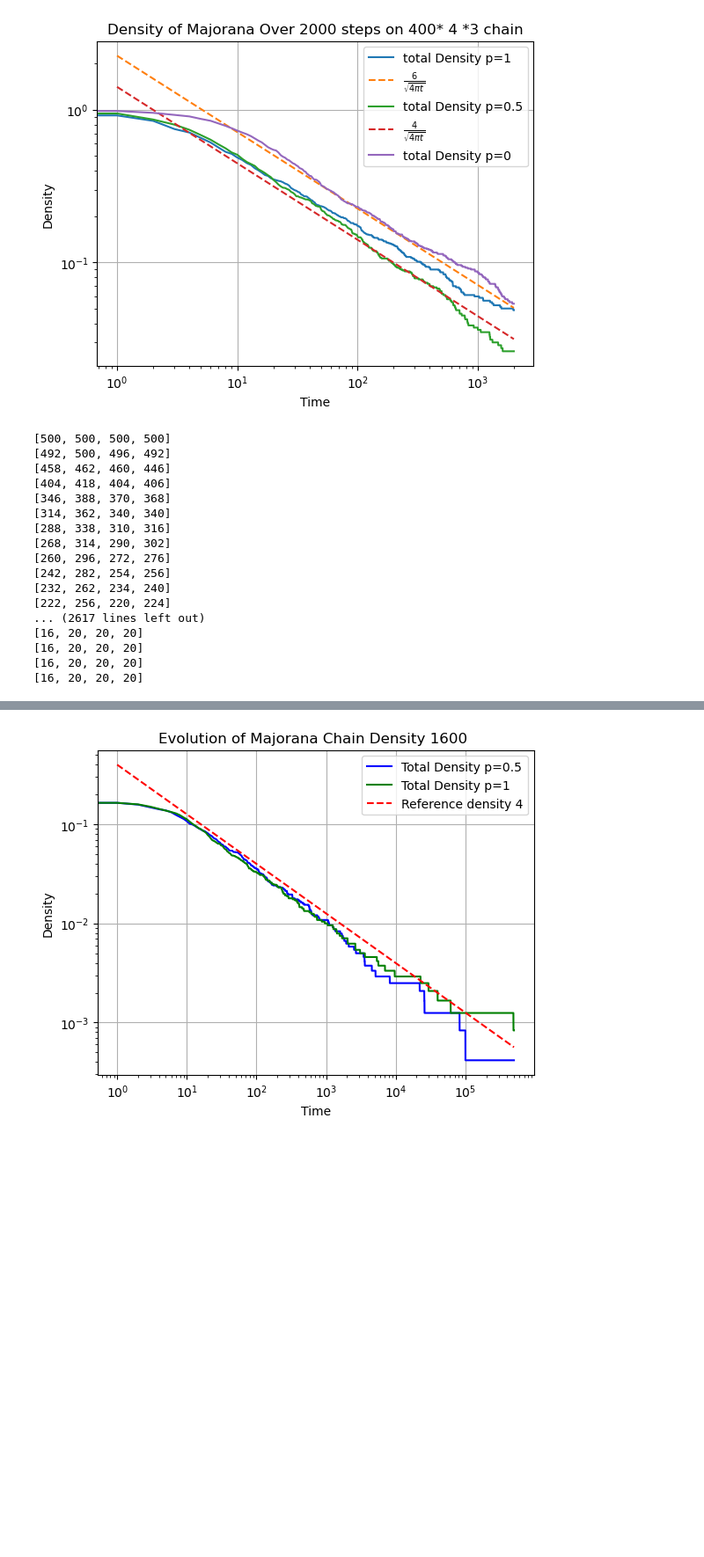
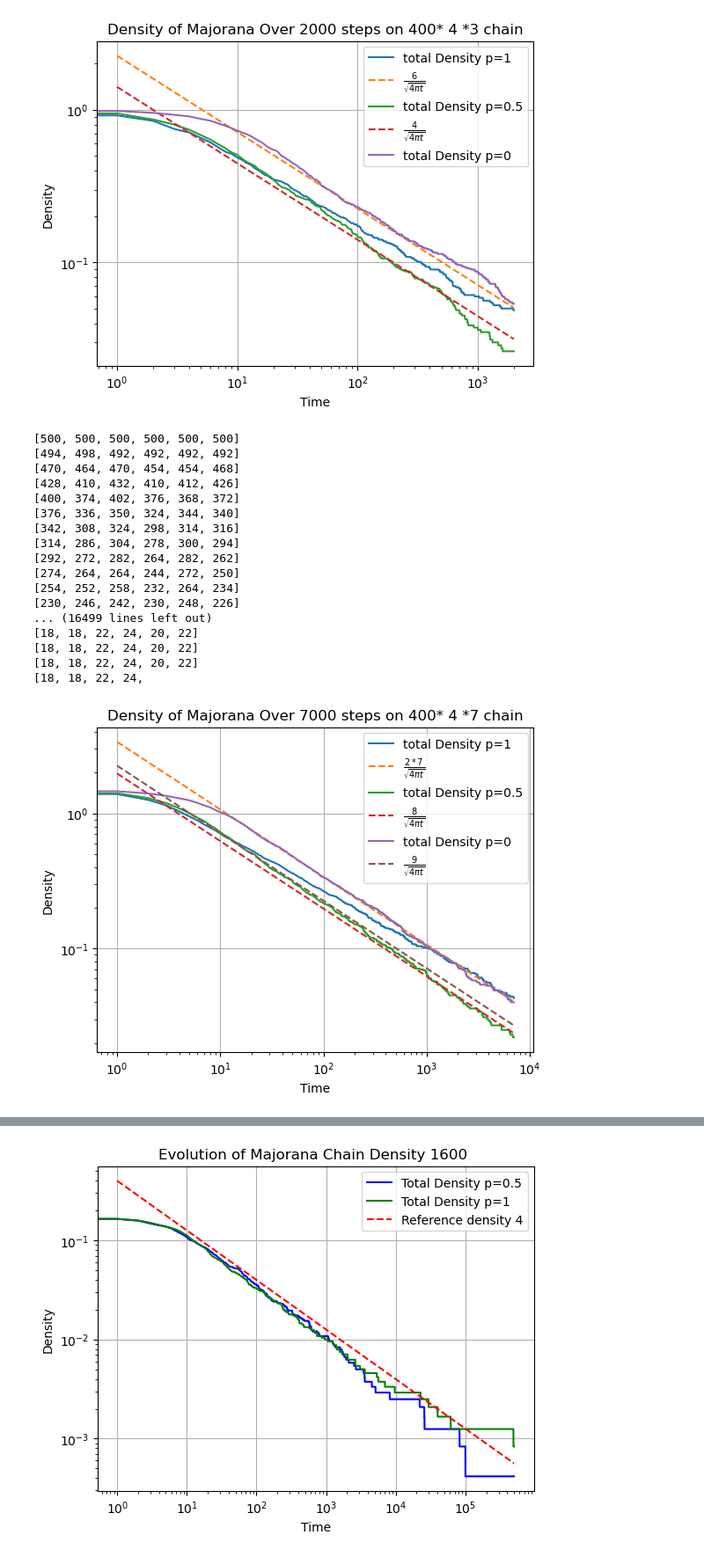
Before and after one commit to toM0dots/Majorana-Braiding, a Jupyter notebook: N_layer.ipynb, the cells around one changed output, grey strips where cells are left out. Shown at 88% size. Saved outputs shown, nothing was run; the diff lists cells and outputs as text; code cells hidden in the pictures; blank space fills up the shorter version.

```diff
--- a/N_layer.ipynb
+++ b/N_layer.ipynb
@@ -1225,47 +1225,48 @@ plt.show()
 [26, 16, 20, 24]
 [figure]
 # %%
-chain2_NL = chain_builder_NL(500, 4 , 4)
+chain2_NL = chain_builder_NL(500, 4 , 6)
 times4, density4 = evolution_annihilate_NL(chain2_NL, 7000, 1)
 times5, density5 = evolution_annihilate_NL(chain2_NL, 7000, 0.5)
 times6, density6 = evolution_annihilate_NL(chain2_NL, 7000, 0)
-density_ref_3 = 2*4/(math.sqrt(4 * math.pi) * np.sqrt(times4[1:]))
-density_ref_4 = 5/(math.sqrt(4 * math.pi) * np.sqrt(times5[1:]))
-density_ref_5 = 6/(math.sqrt(4 * math.pi) * np.sqrt(times5[1:]))
+density_ref_3 = 2*6/(math.sqrt(4 * math.pi) * np.sqrt(times4[1:]))
+density_ref_4 = 7/(math.sqrt(4 * math.pi) * np.sqrt(times5[1:]))
+density_ref_5 = 8/(math.sqrt(4 * math.pi) * np.sqrt(times5[1:]))
 # density_ref_3 = 6*1600/(math.sqrt(4 * math.pi) * np.sqrt(times3[1:]))
 
 # plt.plot(times, density[:, 0], label='Layer 0')
 # plt.plot(times, density[:, 1], label='Layer 1')
 # plt.plot(times, density[:, 2], label='Layer 2')
 plt.plot(times4, np.array(density4.sum(axis=1))/(500*4), label='total Density p=1')
-plt.plot(times4[1:], density_ref_3, label=r'$\frac{2*4}{\sqrt{4 \pi t}}$', linestyle='--')
+plt.plot(times4[1:], density_ref_3, label=r'$\frac{2*7}{\sqrt{4 \pi t}}$', linestyle='--')
 plt.plot(times5, np.array(density5.sum(axis=1))/(500*4), label='total Density p=0.5')
-plt.plot(times5[1:], density_ref_4, label=r'$\frac{7}{\sqrt{4 \pi t}}$', linestyle='--')
+plt.plot(times5[1:], density_ref_4, label=r'$\frac{8}{\sqrt{4 \pi t}}$', linestyle='--')
 plt.plot(times6, np.array(density6.sum(axis=1))/(500*4), label='total Density p=0')
-plt.plot(times5[1:], density_ref_5, label=r'$\frac{6}{\sqrt{4 \pi t}}$', linestyle='--')
+plt.plot(times5[1:], density_ref_5, label=r'$\frac{9}{\sqrt{4 \pi t}}$', linestyle='--')
 plt.xlabel('Time')
 plt.ylabel('Density')
 plt.xscale('log')
 plt.yscale('log')
 plt.grid(True)
-plt.title('Density of Majorana Over 7000 steps on 400* 4 *4 chain')
+plt.title('Density of Majorana Over 7000 steps on 400* 4 *7 chain')
 plt.legend()
 plt.show()
 # %% [output]
-[500, 500, 500, 500]
-[492, 500, 496, 492]
-[458, 462, 460, 446]
-[404, 418, 404, 406]
-[346, 388, 370, 368]
-[314, 362, 340, 340]
-[288, 338, 310, 316]
-[268, 314, 290, 302]
-[260, 296, 272, 276]
-[242, 282, 254, 256]
-[232, 262, 234, 240]
-[222, 256, 220, 224]
-... (2617 lines left out)
-[16, 20, 20, 20]
-[16, 20, 20, 20]
-[16, 20, 20, 20]
-[16, 20, 20, 20]
+[500, 500, 500, 500, 500, 500]
+[494, 498, 492, 492, 492, 492]
+[470, 464, 470, 454, 454, 468]
+[428, 410, 432, 410, 412, 426]
+[400, 374, 402, 376, 368, 372]
+[376, 336, 350, 324, 344, 340]
+[342, 308, 324, 298, 314, 316]
+[314, 286, 304, 278, 300, 294]
+[292, 272, 282, 264, 282, 262]
+[274, 264, 264, 244, 272, 250]
+[254, 252, 258, 232, 264, 234]
+[230, 246, 242, 230, 248, 226]
+... (16499 lines left out)
+[18, 18, 22, 24, 20, 22]
+[18, 18, 22, 24, 20, 22]
+[18, 18, 22, 24, 20, 22]
+[18, 18, 22, 24,
+[figure, added]
```
Also changed, not shown: parts of 1 cell of this notebook, 1 other file.
